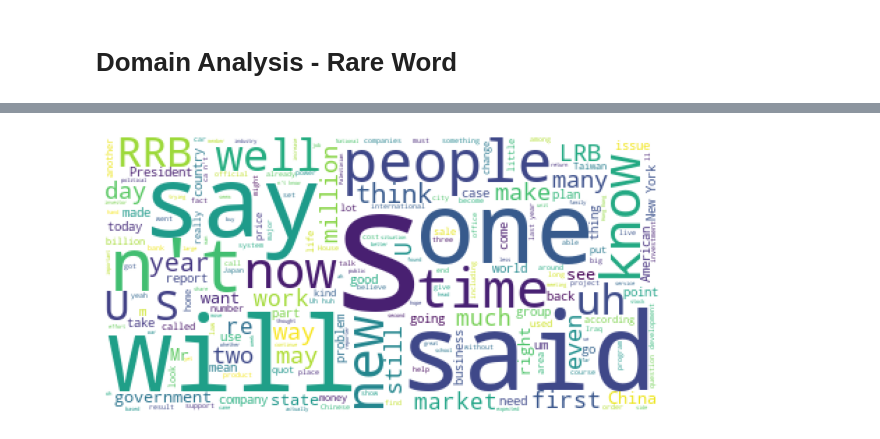
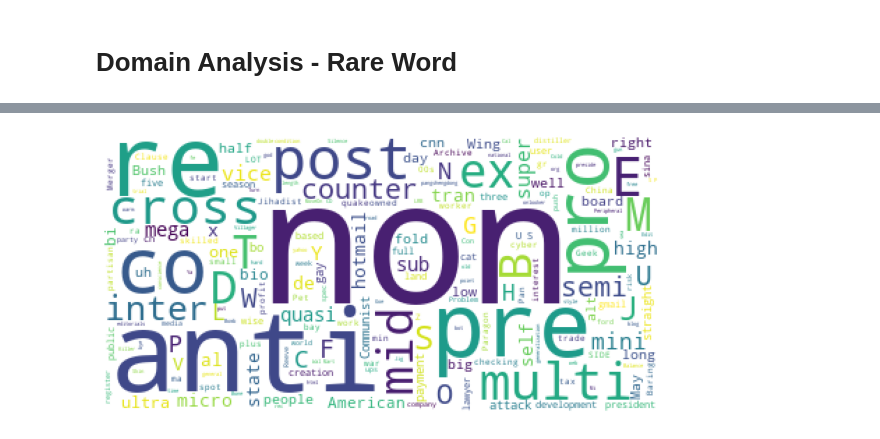
Before and after one commit to ixiaopan/NER_Tagger, a Jupyter notebook: corpus_profile.ipynb, the cells around one changed output, grey strips where cells are left out. Drawn from its saved outputs; the diff is of its cells as text; code cells hidden in the pictures.

```diff
--- a/corpus_profile.ipynb
+++ b/corpus_profile.ipynb
@@ -400,3 +244,6 @@ sents_all_domain.shape
 # %%
+sents_all_domain = load_sentences('pool', ['train'])
 word_counts, words, freqs = cal_word_freq(sents_all_domain['sentence'].tolist())
+
+pd.Series(freqs).describe()
 # %% [output]
@@ -418,5 +291,7 @@ dtype: float64
 # %%
-# corpus cloud
-plot_word_cloud(' '.join(sents_all_domain['sentence'].tolist()), size=(10, 10))
+
+plot_word_cloud(' '.join( words[
+    (freqs < 3) & (freqs >= 1)
+]), size=(10, 10))
 # %% [output]
-[figure, old version]
+[figure, new version]
```
Also changed, not shown: parts of 59 cells of this notebook, 4 other files.
